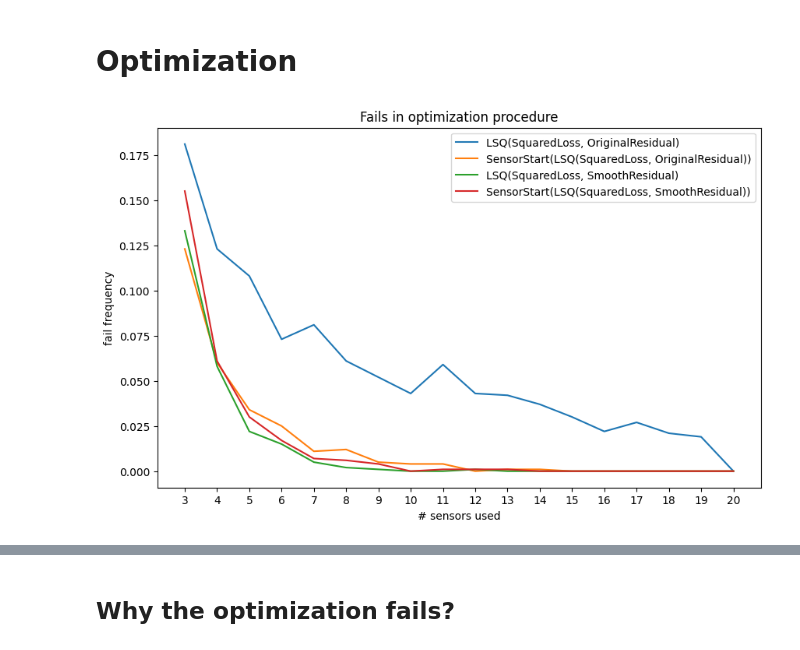
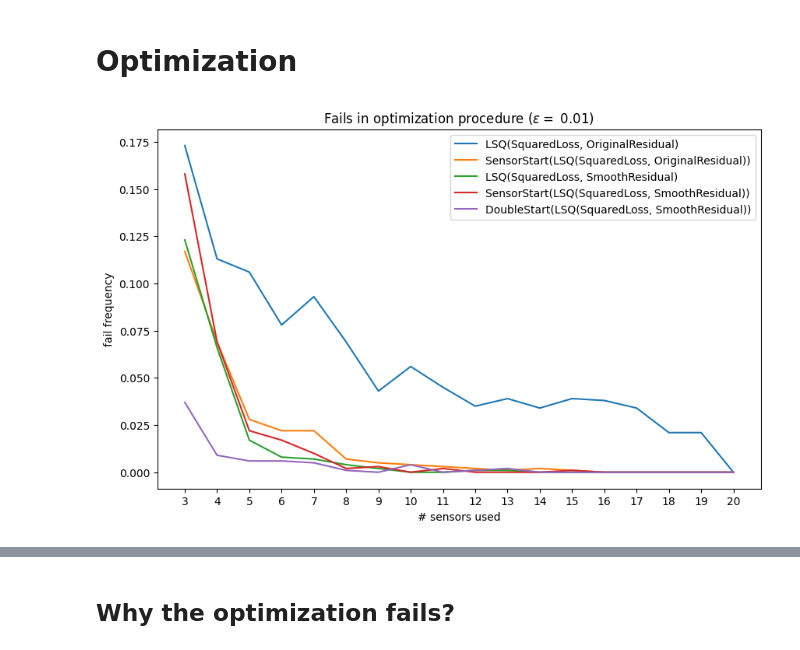
Before and after one commit to FattiMei/radar, a Jupyter notebook: radar.ipynb, the cells around one changed output, grey strips where cells are left out. Drawn from its saved outputs; the diff is of its cells as text; code cells hidden in the pictures.

```diff
--- a/radar.ipynb
+++ b/radar.ipynb
@@ -100,19 +100,20 @@ def test_optimizer_fails(sensor_sizes: np.array, nruns_per_bin: int, solvers: li
     ax.set_xlabel('# sensors used')
     ax.set_ylabel('fail frequency')
 
-    ax.set_title("Fails in optimization procedure")
+    ax.set_title(f"Fails in optimization procedure ($\\epsilon = ${error_threshold: .2g})")
     plt.legend()
 # %%
 test_optimizer_fails(
     sensor_sizes=np.arange(3, SENSOR_LOCATIONS.shape[0]+1),
     nruns_per_bin=1000,
     solvers=[
         LeastSquaresSolver(Residual(), SquaredLoss()),
         SensorStartSolver(LeastSquaresSolver(Residual(), SquaredLoss())),
         LeastSquaresSolver(SmoothResidual(), SquaredLoss()),
         SensorStartSolver(LeastSquaresSolver(SmoothResidual(), SquaredLoss())),
+        DoubleStartSolver(LeastSquaresSolver(SmoothResidual(), SquaredLoss())),
     ],
     error_threshold=1e-2
 )
 # %% [output]
-[figure, old version]
+[figure, new version]
```
Also changed, not shown: parts of 5 cells of this notebook, 3 other files.
